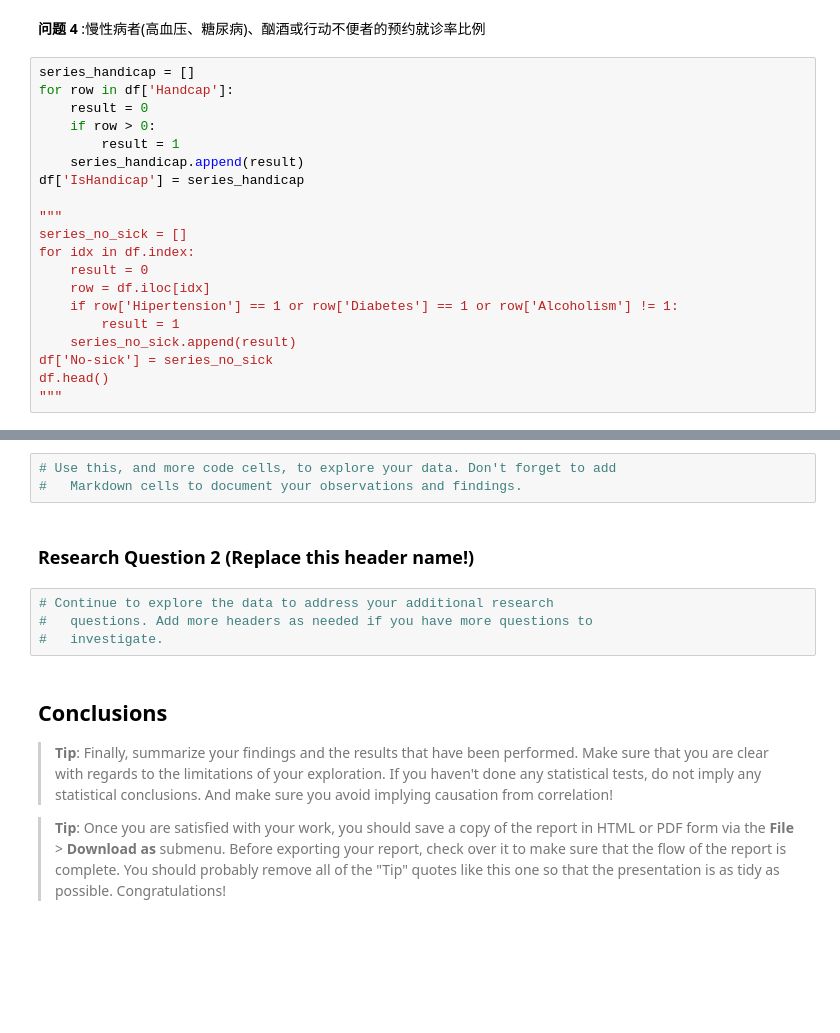
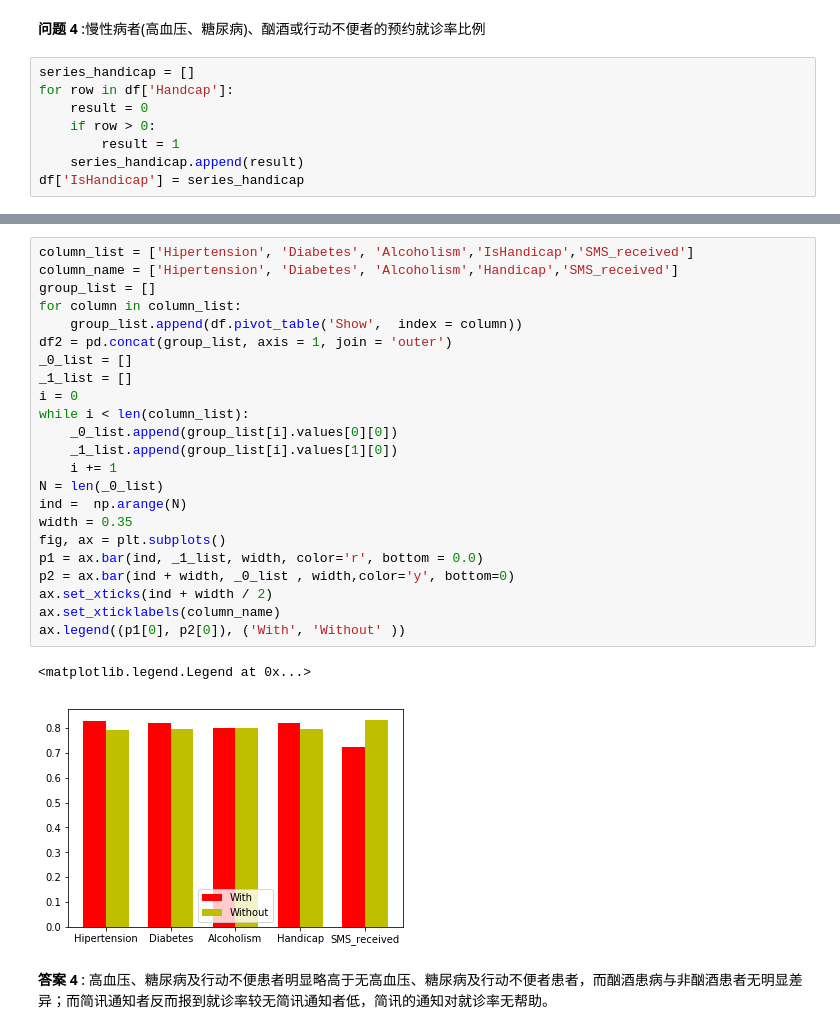
Before and after one commit to andy74911/Udacity, a Jupyter notebook: Machine Learning (Junior)/探索数据集/于巴西未前往就诊的挂号预约探讨.ipynb, the cells around one changed output, grey strips where cells are left out. Saved outputs shown, nothing was run; the diff lists cells and outputs as text; blank space fills up the shorter version.

```diff
--- a/Machine Learning (Junior)/探索数据集/于巴西未前往就诊的挂号预约探讨.ipynb
+++ b/Machine Learning (Junior)/探索数据集/于巴西未前往就诊的挂号预约探讨.ipynb
@@ -154,15 +155,3 @@ for row in df['Handcap']:
         result = 1
     series_handicap.append(result)
 df['IsHandicap'] = series_handicap
-
-"""
-series_no_sick = []
-for idx in df.index:
-    result = 0
-    row = df.iloc[idx]
-    if row['Hipertension'] == 1 or row['Diabetes'] == 1 or row['Alcoholism'] != 1:
-        result = 1
-    series_no_sick.append(result)
-df['No-sick'] = series_no_sick
-df.head()
-"""
@@ -226,16 +158,28 @@ group_no_sick = df.pivot_table('Show', index = 'No-sick')
-# %%
-# Use this, and more code cells, to explore your data. Don't forget to add
-#   Markdown cells to document your observations and findings.
-# %% [markdown]
-### Research Question 2  (Replace this header name!)
-# %%
-# Continue to explore the data to address your additional research
-#   questions. Add more headers as needed if you have more questions to
-#   investigate.
-# %% [markdown]
-<a id='conclusions'></a>
-## Conclusions
-
-> **Tip**: Finally, summarize your findings and the results that have been performed. Make sure that you are clear with regards to the limitations of your exploration. If you haven't done any statistical tests, do not imply any statistical conclusions. And make sure you avoid implying causation from correlation!
-
-> **Tip**: Once you are satisfied with your work, you should save a copy of the report in HTML or PDF form via the **File** > **Download as** submenu. Before exporting your report, check over it to make sure that the flow of the report is complete. You should probably remove all of the "Tip" quotes like this one so that the presentation is as tidy as possible. Congratulations!
+# %%
+column_list = ['Hipertension', 'Diabetes', 'Alcoholism','IsHandicap','SMS_received']
+column_name = ['Hipertension', 'Diabetes', 'Alcoholism','Handicap','SMS_received']
+group_list = []
+for column in column_list:
+    group_list.append(df.pivot_table('Show',  index = column))
+df2 = pd.concat(group_list, axis = 1, join = 'outer')
+_0_list = []
+_1_list = []
+i = 0
+while i < len(column_list):
+    _0_list.append(group_list[i].values[0][0])
+    _1_list.append(group_list[i].values[1][0])
+    i += 1
+N = len(_0_list)
+ind =  np.arange(N)
+width = 0.35
+fig, ax = plt.subplots()
+p1 = ax.bar(ind, _1_list, width, color='r', bottom = 0.0)
+p2 = ax.bar(ind + width, _0_list , width,color='y', bottom=0)
+ax.set_xticks(ind + width / 2)
+ax.set_xticklabels(column_name)
+ax.legend((p1[0], p2[0]), ('With', 'Without' ))
+# %% [output]
+<matplotlib.legend.Legend at 0x...>
+[figure, added]
+# %% [markdown]
+**答案 4** : 高血压、糖尿病及行动不便患者明显略高于无高血压、糖尿病及行动不便者患者，而酗酒患病与非酗酒患者无明显差异；而简讯通知者反而报到就诊率较无简讯通知者低，简讯的通知对就诊率无帮助。
```
Also changed, not shown: parts of 10 cells of this notebook, 1 other file.
